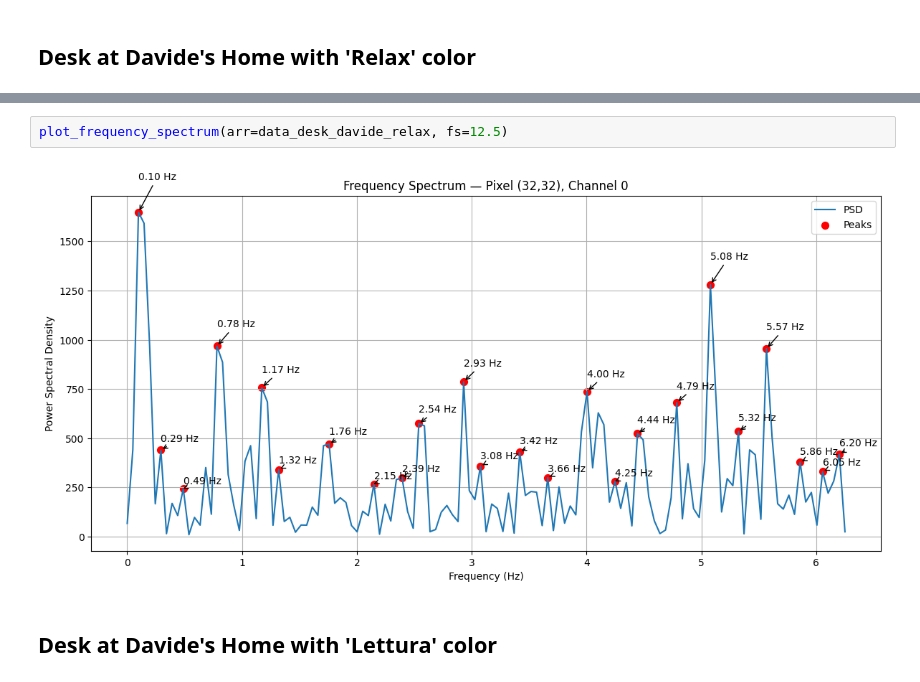
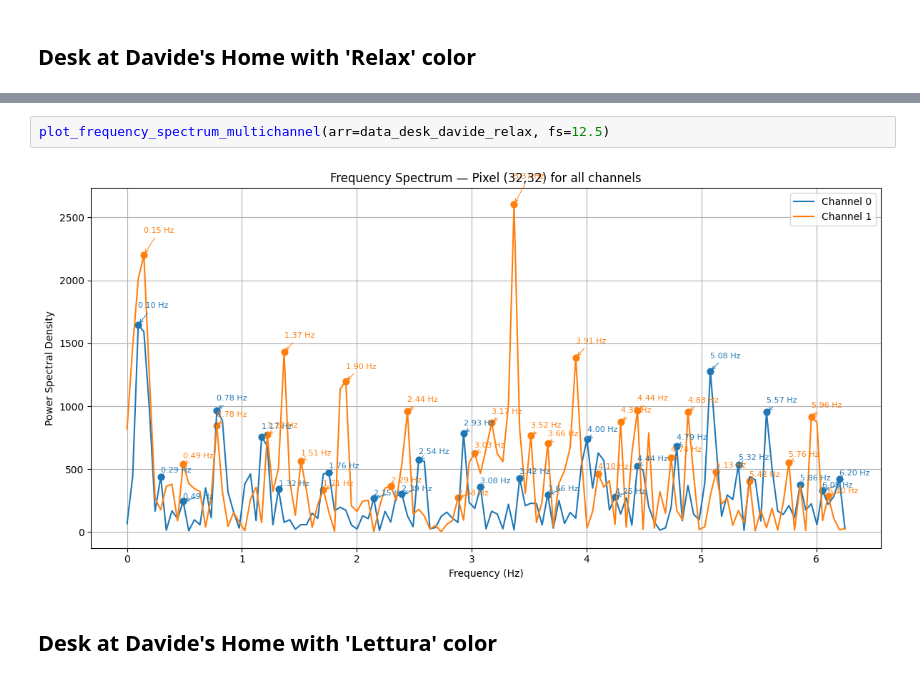
Before and after one commit to Dav-11/spo2_touchless, a Jupyter notebook: img_px2px_diff/px2px_diff_pc/data_analysis.ipynb, the cells around one changed output, grey strips where cells are left out. Saved outputs shown, nothing was run; the diff lists cells and outputs as text.

Commit message:
plot_frequency_spectrum_multichannel

```diff
--- a/img_px2px_diff/px2px_diff_pc/data_analysis.ipynb
+++ b/img_px2px_diff/px2px_diff_pc/data_analysis.ipynb
@@ -116,7 +169,7 @@ plot_pixel_change_matrix(data=data_desk_davide_relax)
 # %%
-plot_frequency_spectrum(arr=data_desk_davide_relax, fs=12.5)
+plot_frequency_spectrum_multichannel(arr=data_desk_davide_relax, fs=12.5)
 # %% [output]
-[figure, old version]
+[figure, new version]
 # %% [markdown]
 ## Desk at Davide's Home with 'Lettura' color
 # %%
```
Also changed, not shown: parts of 13 cells of this notebook.
